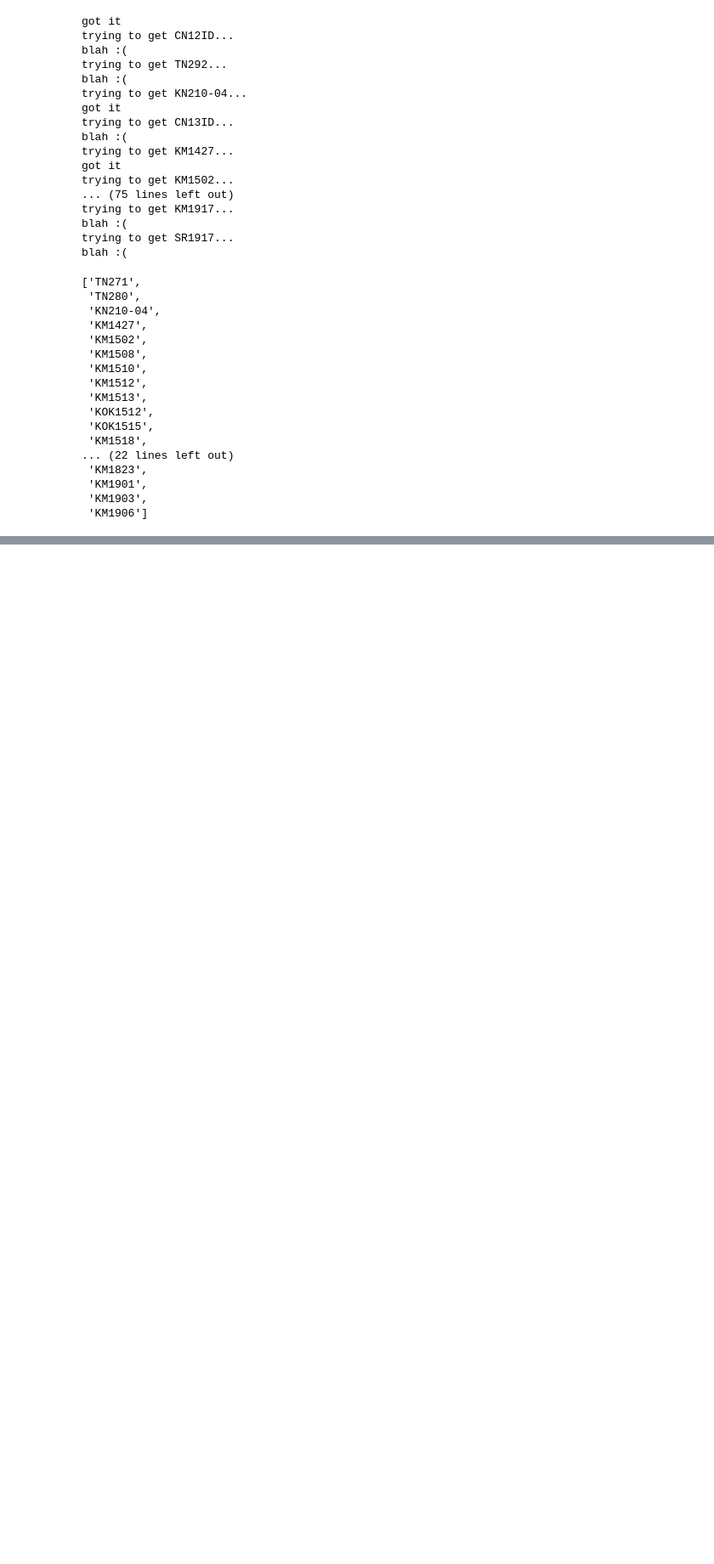
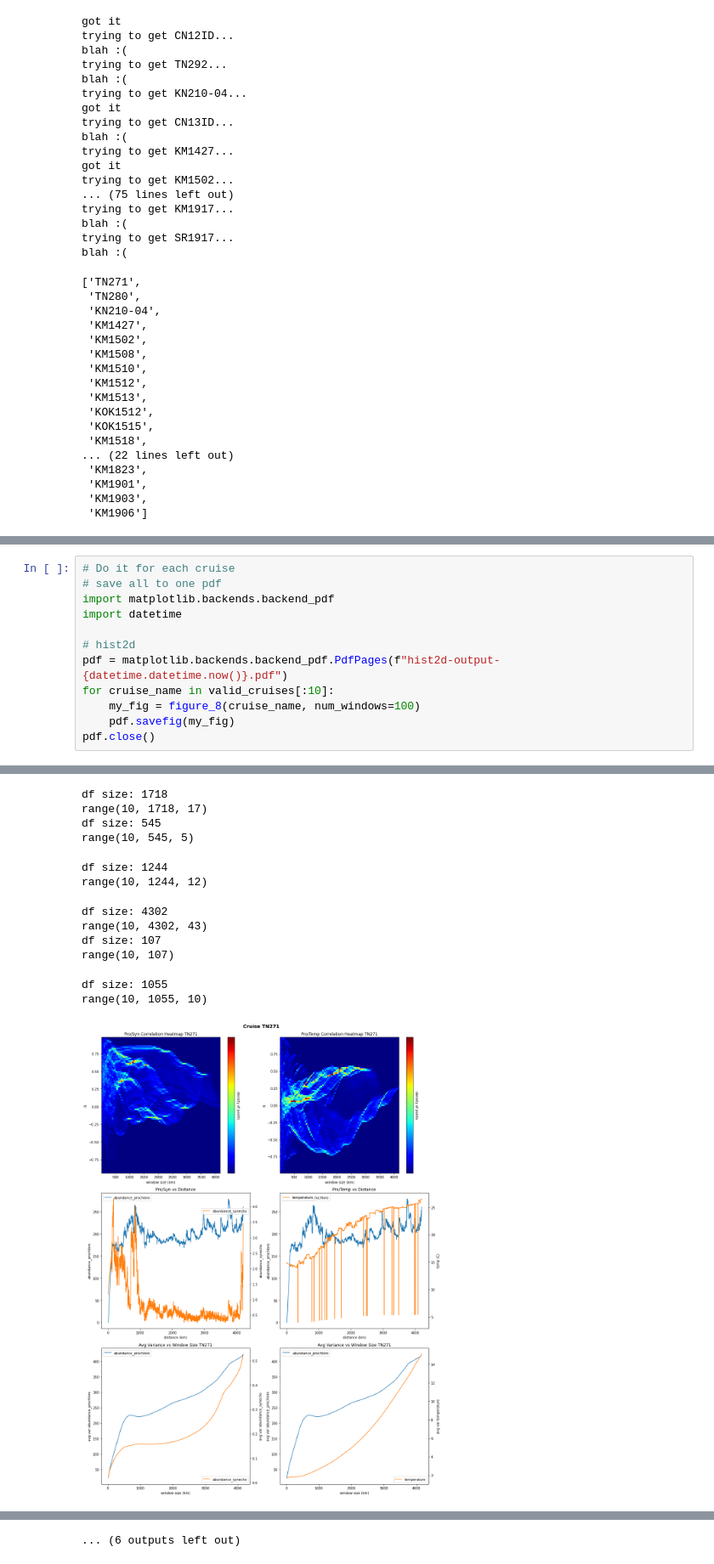
Before and after one commit to barbara42/seaflow_analysis, a Jupyter notebook: Seaflow Time Series Analysis.ipynb, the cells around one changed output, grey strips where cells are left out. Shown at 85% size. Cells and saved outputs as stored; diff of their text form; blank space fills up the shorter version.

```diff
--- a/Seaflow Time Series Analysis.ipynb
+++ b/Seaflow Time Series Analysis.ipynb
@@ -735,0 +640,13 @@ for cruise_name in valid_cruises:
+# %%
+# Do it for each cruise
+# save all to one pdf
+import matplotlib.backends.backend_pdf
+import datetime
+
+# hist2d
+pdf = matplotlib.backends.backend_pdf.PdfPages(f"hist2d-output-{datetime.datetime.now()}.pdf")
+for cruise_name in valid_cruises[:10]:
+    my_fig = figure_8(cruise_name, num_windows=100)
+    pdf.savefig(my_fig)
+pdf.close()
+# %% [output]
@@ -735,0 +661,13 @@ for cruise_name in valid_cruises:
+df size: 1718
+range(10, 1718, 17)
+df size: 545
+range(10, 545, 5)
+df size: 1244
+range(10, 1244, 12)
+df size: 4302
+range(10, 4302, 43)
+df size: 107
+range(10, 107)
+df size: 1055
+range(10, 1055, 10)
+[figure, added]
@@ -735,0 +677 @@ for cruise_name in valid_cruises:
+... (6 outputs left out)
```
Also changed, not shown: parts of 8 cells of this notebook.
